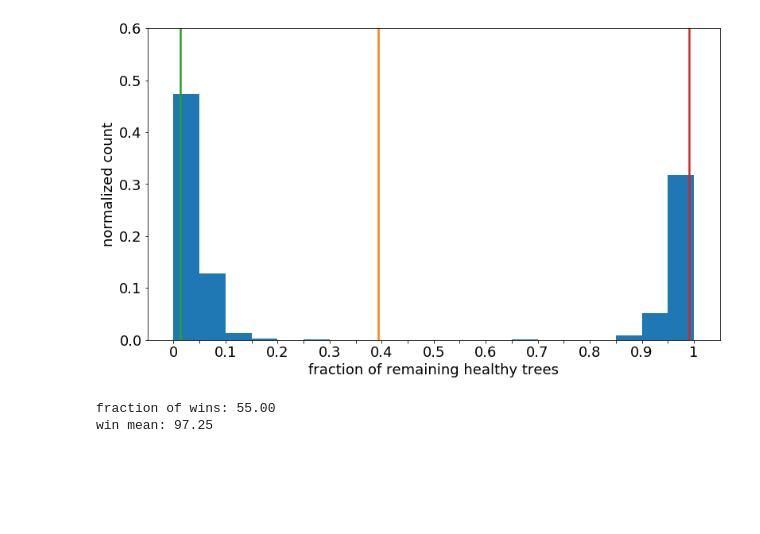
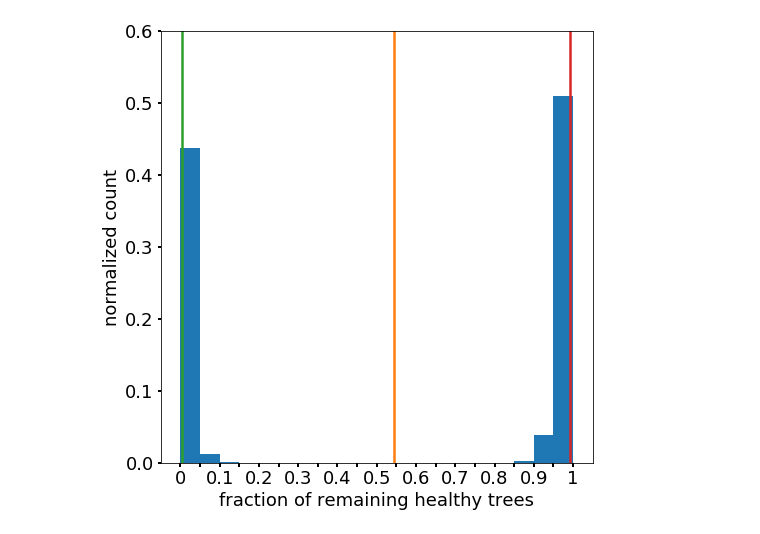
Before and after one commit to rhaksar/ddrl-firefighting, a Jupyter notebook: results/results.ipynb, the cells around one changed output. Drawn from its saved outputs; the diff is of its cells as text; code cells hidden in the pictures; blank space fills up the shorter version.

```diff
--- a/results/results.ipynb
+++ b/results/results.ipynb
@@ -5,7 +5,7 @@ import numpy as np
 import pickle
 
 %matplotlib inline
-plt.rcParams['figure.figsize'] = (10.0, 8.0)
+# plt.rcParams['figure.figsize'] = (10.0, 8.0)
 plt.rcParams.update({'font.size': 18})
 # %%
 # plt.rcParams['ps.useafm'] = True
@@ -14,41 +14,40 @@ plt.rcParams.update({'font.size': 18})
 # plt.rcParams['pdf.fonttype'] = 42
 # plt.rcParams['ps.fonttype'] = 42
 # %%
-with open('heuristic_50+10+1000.pkl', 'rb') as fb:
+with open('simple_ext_50+10+1000.pkl', 'rb') as fb:
     results_load = pickle.load(fb)
 # %%
 results = [(1-x) for x in results_load]
 # %%
-fig = plt.figure()
+fig = plt.figure(figsize=(6,6))
 fig.subplots_adjust(left=0,right=1,bottom=0,top=1)
-ax = fig.add_subplot(111, aspect='equal')
+ax = fig.add_subplot(111)
 weights = np.ones_like(results)/float(len(results))
 splits, _, _ = plt.hist(results, bins=np.arange(0,1+0.05,0.05), normed=False, weights=weights, color='C0', alpha=1)
 plt.axvline(np.amin(results),color="C2",label="%0.2f%%" % (np.amin(results)*100),linewidth=2.5)
 plt.axvline(np.mean(results),color="C1",label="mean = %0.2f%%" %(np.mean(results)*100),linewidth=2.5)
 plt.axvline(np.amax(results),color="C3",label="max = %0.2f%%" %(np.amax(results)*100),linewidth=2.5)
 
 plt.ylim([0,0.6])
 plt.xticks(np.arange(0,1+0.05,0.05))
 plt.xlabel('fraction of remaining healthy trees')
 plt.ylabel('normalized count')
 
+ax.xaxis.set_tick_params(width=2)
+ax.yaxis.set_tick_params(width=2)
 ax.xaxis.set_major_formatter(FormatStrFormatter('%g'))
 for idx,label in enumerate(ax.xaxis.get_ticklabels()):
     if idx % 2 != 0:
         label.set_visible(False)
-# for idx,tick in enumerate(ax.xaxis.get_major_ticks()):
-#     if idx % 2 != 0:
-#         tick.set_visible(False)
+# for idx,label in enumerate(ax.xaxis.get_major_ticks()):
+#      if idx % 2 != 0:
+#         label.set_visible(False)
 # plt.legend(loc=1)
 
-# plt.savefig('sample_results_heu.png', dpi=300, bbox_inches='tight')
+plt.savefig('sample_results_net.pdf', dpi=300, bbox_inches='tight')
 # %% [output]
-[figure, old version]
+[figure, new version]
 # %%
 win_results = [x for x in results if x >= np.mean(results)]
 print('fraction of wins: %0.2f' % (100.0*len(win_results)/len(results)))
 print('win mean: %0.2f' %(np.mean(win_results)*100))
-# %% [output]
-fraction of wins: 55.00
-win mean: 97.25
```
Also changed, not shown: parts of 1 cell of this notebook, 3 other files.
